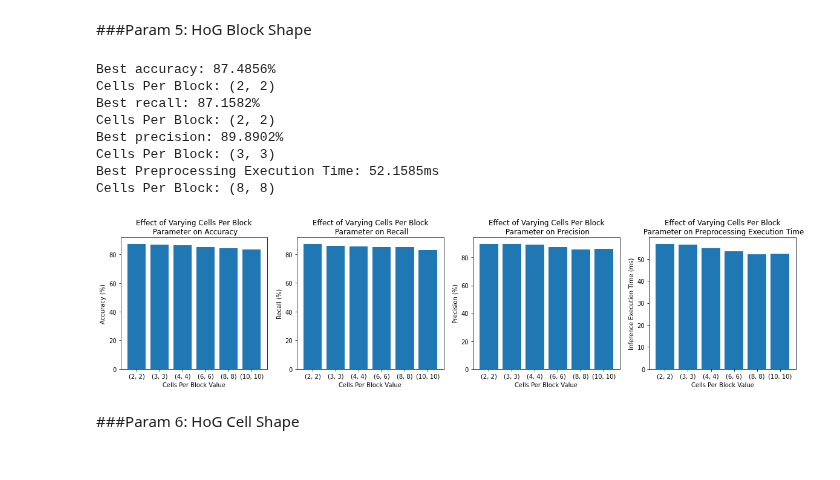
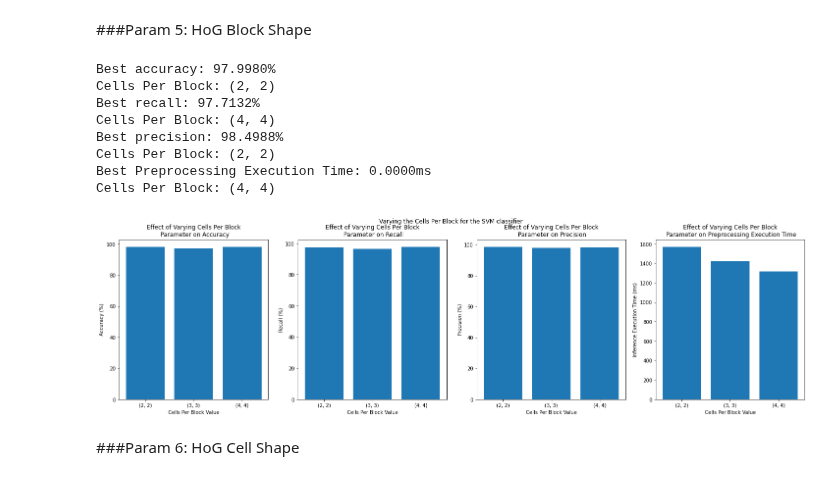
Before and after one commit to chrismartel/ECSE415-Project-G7, a Jupyter notebook: classification/classification.ipynb, the cells around one changed output. Saved outputs shown, nothing was run; the diff lists cells and outputs as text; code cells hidden in the pictures.

```diff
--- a/classification/classification.ipynb
+++ b/classification/classification.ipynb
@@ -1309,13 +1323,14 @@ from random import shuffle
 # Dataset parameters
 positive_negative_ratio=1
 min_intersection_ratio = 0.8
-number_of_positive_samples = 2000
+number_of_positive_samples = 200
 
 # Preprocessing parameters
 input_shape = (64,64)
 orientations = 9 # number of orientation bins
 pixels_per_cell = (16,16) # number of pixels per cell
 cells_per_block = (4,4) # number of cells per block
+compute_spatial_features = compute_spatial_features
 
 # SVM parameters
 C = 10
@@ -1330,7 +1345,7 @@ if version == 'v1':
   sequences = build_dataset(positive_negative_ratio=positive_negative_ratio, min_intersection_ratio=min_intersection_ratio,  number_of_positive_samples=number_of_positive_samples)
 
   # Preprocess
-  features, labels = preprocess_sequences(sequences, input_shape, orientations, pixels_per_cell, cells_per_block)
+  features, labels = preprocess_sequences(sequences, input_shape, orientations, pixels_per_cell, cells_per_block, compute_spatial_features=compute_spatial_features)
 
 
   # Build Train set: sequences 0, 1 and 2
@@ -1425,7 +1436,7 @@ for i in range(5):
 
     pred = clf.predict(np.reshape(features[id],(1,-1)))
 
-    axes[i].set_title("Ground Truth: {true}, Prediction: {pred}".format(true=true_label, pred=pred))
+    axes[i].set_title("Ground Truth: {true}, Prediction: {pred}".format(true=true_label, pred=pred[0]))
     axes[i].set_xticks([]), axes[i].set_yticks([])
     axes[i].imshow(imgs[id])
     visited.append(id)
@@ -1451,7 +1462,7 @@ for i in range(5):
 
     pred = clf.predict(np.reshape(features[id],(1,-1)))
 
-    axes[i].set_title("Ground Truth: {true}, Prediction: {pred}".format(true=true_label, pred=pred))
+    axes[i].set_title("Ground Truth: {true}, Prediction: {pred}".format(true=true_label, pred=pred[0]))
     axes[i].set_xticks([]), axes[i].set_yticks([])
     axes[i].imshow(imgs[id])
     visited.append(id)
@@ -1596,7 +1607,7 @@ cells_per_block = (4,4) # number of cells per block
 bagging = False
 n_estimators = 1
 C = 1
-param_range = [100, 500, 1000, 1500, 2000]
+param_range = [200, 1000, 2000, 3000, 4000]
 
 # Random Forest params
 classifier_type = 'svm'
@@ -1621,7 +1632,7 @@ for i, number_of_positive_samples in enumerate(param_range):
   # V2
 
   # Build Dataset
-  imgs, labels = build_dataset_v2(positive_negative_ratio=positive_negative_ratio, number_of_positive_samples=number_of_positive_samples, resize_shape=input_shape)
+  imgs, labels = build_dataset_v2(positive_negative_ratio=positive_negative_ratio, number_of_positive_samples=int(number_of_positive_samples/2), resize_shape=input_shape)
 
   # Preprocess
   features = preprocess_images_v2(imgs, orientations, pixels_per_cell, cells_per_block)
@@ -1643,7 +1654,7 @@ for i, number_of_positive_samples in enumerate(param_range):
 
 
 # Display
-param_name = "Number of Positive Samples"
+param_name = "Total Number of Samples"
 
 fig, axes = plt.subplots(1,4)
 fig.set_figheight(8)
@@ -1711,7 +1722,7 @@ cells_per_block = (4,4) # number of cells per block
 bagging = False
 n_estimators = 1
 # C = 10
-param_range = [0.01, 0.05, 0.1, 0.5, 1, 2, 3, 5, 10]
+param_range = [0.01, 0.03,0.05, 0.08, 0.1, 0.5, 1, 2, 3, 4, 5, 6,7,8,9, 10]
 
 # Random Forest params
 classifier_type = 'svm'
@@ -1936,7 +1947,7 @@ criterion = 'entropy'
 max_depth = None
 min_samples_split = 2
 
-param_range = [(2,2),(3,3),(4,4), (6,6), (8,8), (10,10)]
+param_range = [(2,2),(3,3),(4,4)]
 
 recalls, accuracies, precisions, preprocessing_exec_times = np.zeros(len(param_range)), np.zeros(len(param_range)), np.zeros(len(param_range)), np.zeros(len(param_range))
 
@@ -1947,8 +1958,8 @@ imgs, labels = build_dataset_v2(positive_negative_ratio=positive_negative_ratio,
 for i, cells_per_block in enumerate(param_range):
 
   # Preprocess
-  # features, labels, preprocessing_exec_time = preprocess_sequences(sequences, input_shape, orientations, pixels_per_cell, cells_per_block, preprocessing_time=True)
-  features = preprocess_images_v2(imgs, orientations, pixels_per_cell, cells_per_block)
+  # features, labels, preprocessing_exec_time = preprocess_sequences(sequences, input_shape, orientations, pixels_per_cell, cells_per_block, compute_spatial_features=compute_spatial_featurespreprocessing_time=True)
+  features, preprocessing_exec_time = preprocess_images_v2(imgs, orientations=orientations, pixels_per_cell=pixels_per_cell, cells_per_block=cells_per_block, compute_spatial_features=compute_spatial_featurespreprocessing_time=True)
 
   # CV
   # acc, rec, prec, inference_exec_time = cross_validation(features, labels, classifier_type=classifier_type, C=C, bagging=bagging, n_estimators=n_estimators, n_estimators_random_forest=n_estimators_random_forest, criterion=criterion,max_depth=max_depth, min_samples_split=min_samples_split)
@@ -1960,11 +1971,11 @@ for i, cells_per_block in enumerate(param_range):
   preprocessing_exec_times[i] = preprocessing_exec_time
 
   del features
-  del labels
   gc.collect()
 
 # del sequences
 del imgs
+del labels
 gc.collect()
 
 # Display
@@ -1972,49 +1983,49 @@ param_name = "Cells Per Block"
 param_range_str = [str(x) for x in param_range]
 
 fig, axes = plt.subplots(1,4)
-fig.set_figheight(4)
-fig.set_figwidth(20)
+fig.set_figheight(8)
+fig.set_figwidth(25)
 fig.suptitle('Varying the {param_name} for the SVM classifier'.format(param_name=param_name))
 
 # Plot Accuracy
 axes[0].bar(param_range_str,accuracies)
 axes[0].set_title("Effect of Varying {param_name}\n Parameter on Accuracy".format(param_name=param_name))
 axes[0].set_xlabel("{param_name} Value".format(param_name=param_name))
 axes[0].set_ylabel("Accuracy (%)")
 print("Best accuracy: {acc:.4f}%\n{param_name}: {param}".format(acc=np.max(accuracies), param=param_range_str[np.argmax(accuracies)], param_name=param_name))
 
 # Plot Recall
 axes[1].bar(param_range_str,recalls)
 axes[1].set_title("Effect of Varying {param_name}\n Parameter on Recall".format(param_name=param_name))
 axes[1].set_xlabel("{param_name} Value".format(param_name=param_name))
 axes[1].set_ylabel("Recall (%)")
 print("Best recall: {rec:.4f}%\n{param_name}: {param}".format(rec=np.max(recalls), param=param_range_str[np.argmax(recalls)],param_name=param_name))
 
 # Plot Precision
 axes[2].bar(param_range_str,precisions)
 axes[2].set_title("Effect of Varying {param_name}\n Parameter on Precision".format(param_name=param_name))
 axes[2].set_xlabel("{param_name} Value".format(param_name=param_name))
 axes[2].set_ylabel("Precision (%)")
 print("Best precision: {prec:.4f}%\n{param_name}: {param}".format(prec=np.max(precisions), param=param_range_str[np.argmax(precisions)], param_name=param_name))
 
 # Plot Inference Execution Time
 axes[3].bar(param_range_str,1000*preprocessing_exec_times)
 axes[3].set_title("Effect of Varying {param_name}\n Parameter on Preprocessing Execution Time".format(param_name=param_name))
 axes[3].set_xlabel("{param_name} Value".format(param_name=param_name))
 axes[3].set_ylabel("Inference Execution Time (ms)")
-print("Best Preprocessing Execution Time: {exec:.4f}ms\n{param_name}: {param}".format(exec=1000*np.min(preprocessing_exec_times), param=param_range_str[np.argmin(preprocessing_exec_times)], param_name=param_name))
+print("Best Preprocessing Execution Time: {exec:.4f}ms\n{param_name}: {param}".format(exec=1000*np.min(exec_times), param=param_range_str[np.argmin(preprocessing_exec_times)], param_name=param_name))
 
 plt.show()
 # %% [output]
-Best accuracy: 87.4856%
+Best accuracy: 97.9980%
 Cells Per Block: (2, 2)
-Best recall: 87.1582%
+Best recall: 97.7132%
+Cells Per Block: (4, 4)
+Best precision: 98.4988%
 Cells Per Block: (2, 2)
-Best precision: 89.8902%
-Cells Per Block: (3, 3)
-Best Preprocessing Execution Time: 52.1585ms
-Cells Per Block: (8, 8)
+Best Preprocessing Execution Time: 0.0000ms
+Cells Per Block: (4, 4)
-[figure, old version]
+[figure, new version]
 # %% [markdown]
 ###Param 6: HoG Cell Shape
 # %%
```
Also changed, not shown: parts of 21 cells of this notebook.
